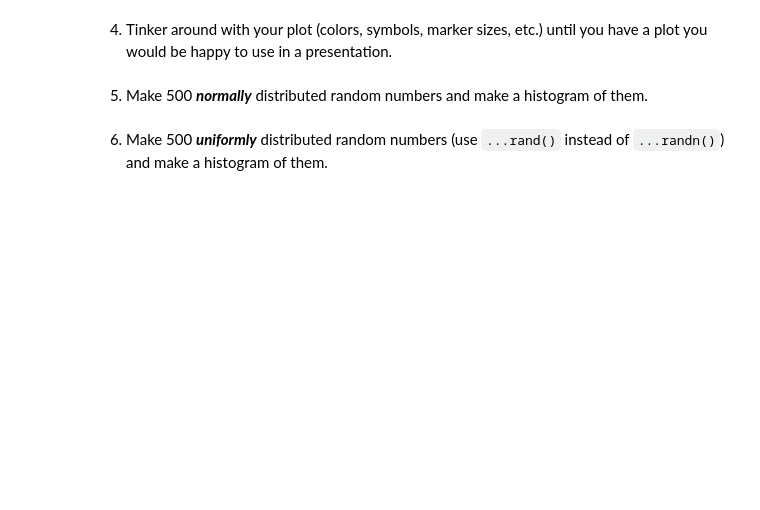
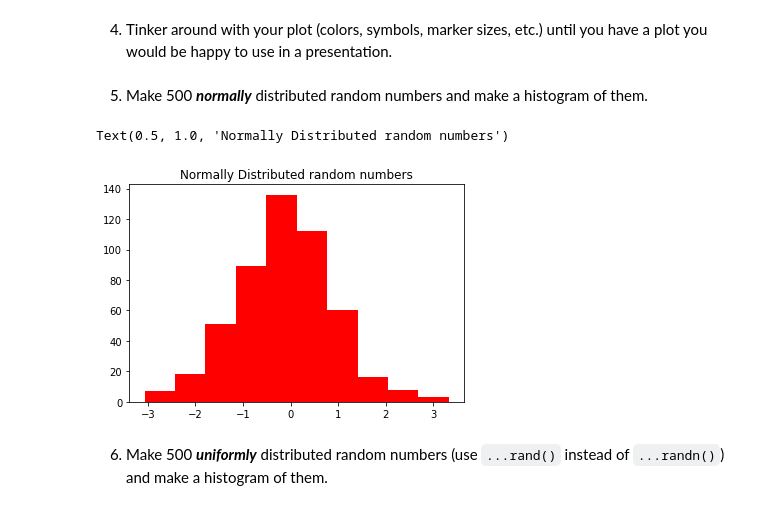
Before and after one commit to scingram1120/FDS-CourseTwo, a Jupyter notebook: t8HW.ipynb, the cells around one changed output. Saved outputs shown, nothing was run; the diff lists cells and outputs as text; code cells hidden in the pictures; blank space fills up the shorter version.

```diff
--- a/t8HW.ipynb
+++ b/t8HW.ipynb
@@ -41,5 +59,15 @@ plt.legend()
 4. Tinker around with your plot (colors, symbols, marker sizes, etc.) until you have a plot you would be happy to use in a presentation.
 # %% [markdown]
 5. Make 500 ***normally*** distributed random numbers and make a histogram of them.
+# %%
+#normal_noise= np.random.randn(500)
+normal_noise= np.random.normal(0,1,500)
+
+
+plt.hist(normal_noise, color = 'r')
+plt.title("Normally Distributed random numbers")
+# %% [output]
+Text(0.5, 1.0, 'Normally Distributed random numbers')
+[figure, added]
 # %% [markdown]
 6. Make 500 ***uniformly*** distributed random numbers (use `...rand()` instead of `...randn()`) and make a histogram of them.
```
Also changed, not shown: parts of 8 cells of this notebook, 1 other file.
